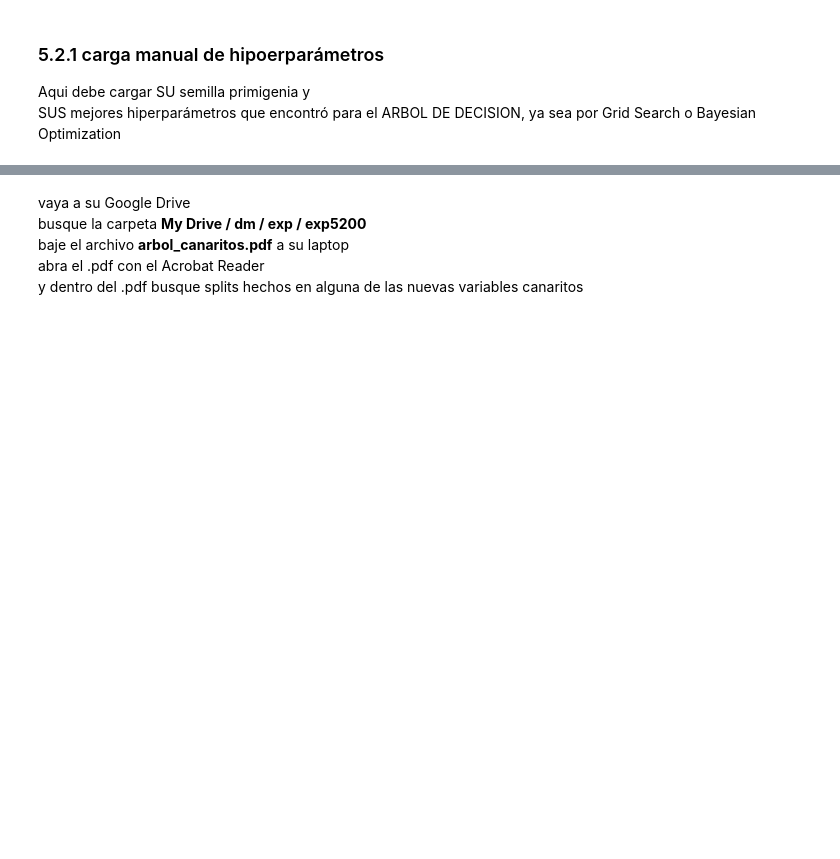
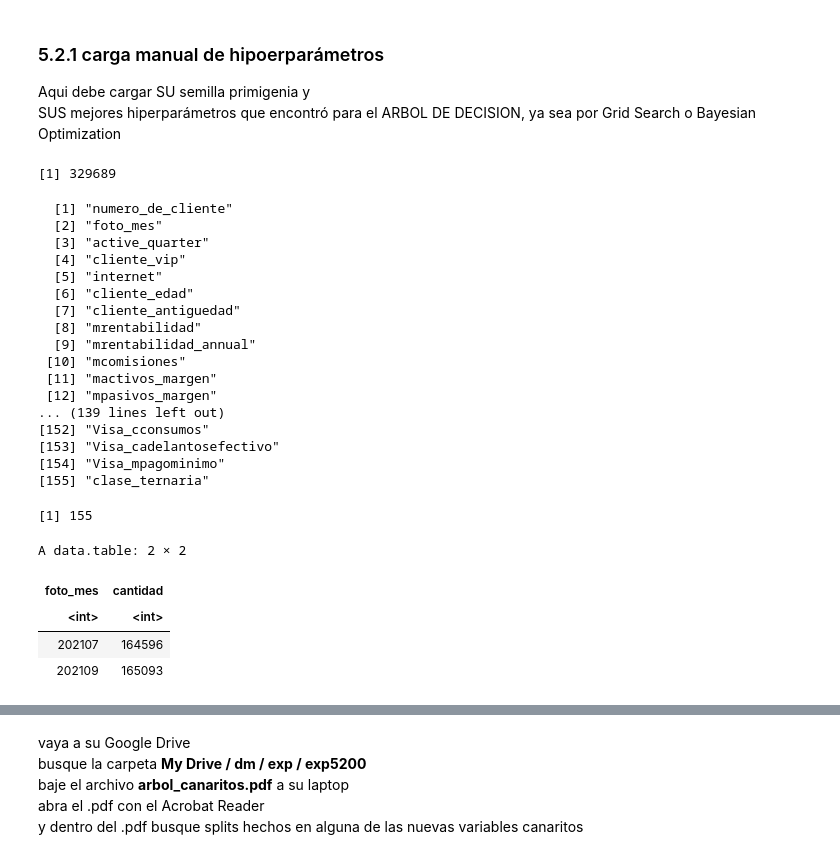
Before and after one commit to niztor/labo2025v, a Jupyter notebook: src/RepensandoOverfitting/RepensandoelOverfitting.ipynb, the cells around one changed output, grey strips where cells are left out. Saved outputs shown, nothing was run; the diff lists cells and outputs as text; code cells hidden in the pictures; blank space fills up the shorter version.

```diff
--- a/src/RepensandoOverfitting/RepensandoelOverfitting.ipynb
+++ b/src/RepensandoOverfitting/RepensandoelOverfitting.ipynb
@@ -111,3 +111,33 @@ setwd( paste0("/content/buckets/b1/exp/", experimento ))
 # %%
 # lectura del dataset
 dataset <- fread("/content/datasets/dataset_pequeno.csv")
+# %%
+nrow(dataset)
+colnames(dataset)
+length(colnames(dataset))
+dataset[,.(cantidad=.N),by=foto_mes]
+# %% [output]
+[1] 329689
+  [1] "numero_de_cliente"
+  [2] "foto_mes"
+  [3] "active_quarter"
+  [4] "cliente_vip"
+  [5] "internet"
+  [6] "cliente_edad"
+  [7] "cliente_antiguedad"
+  [8] "mrentabilidad"
+  [9] "mrentabilidad_annual"
+ [10] "mcomisiones"
+ [11] "mactivos_margen"
+ [12] "mpasivos_margen"
+... (139 lines left out)
+[152] "Visa_cconsumos"
+[153] "Visa_cadelantosefectivo"
+[154] "Visa_mpagominimo"
+[155] "clase_ternaria"
+[1] 155
+A data.table: 2 × 2
+| foto_mes | cantidad |
+| <int> | <int> |
+| 202107 | 164596 |
+| 202109 | 165093 |
```
Also changed, not shown: parts of 5 cells of this notebook.
